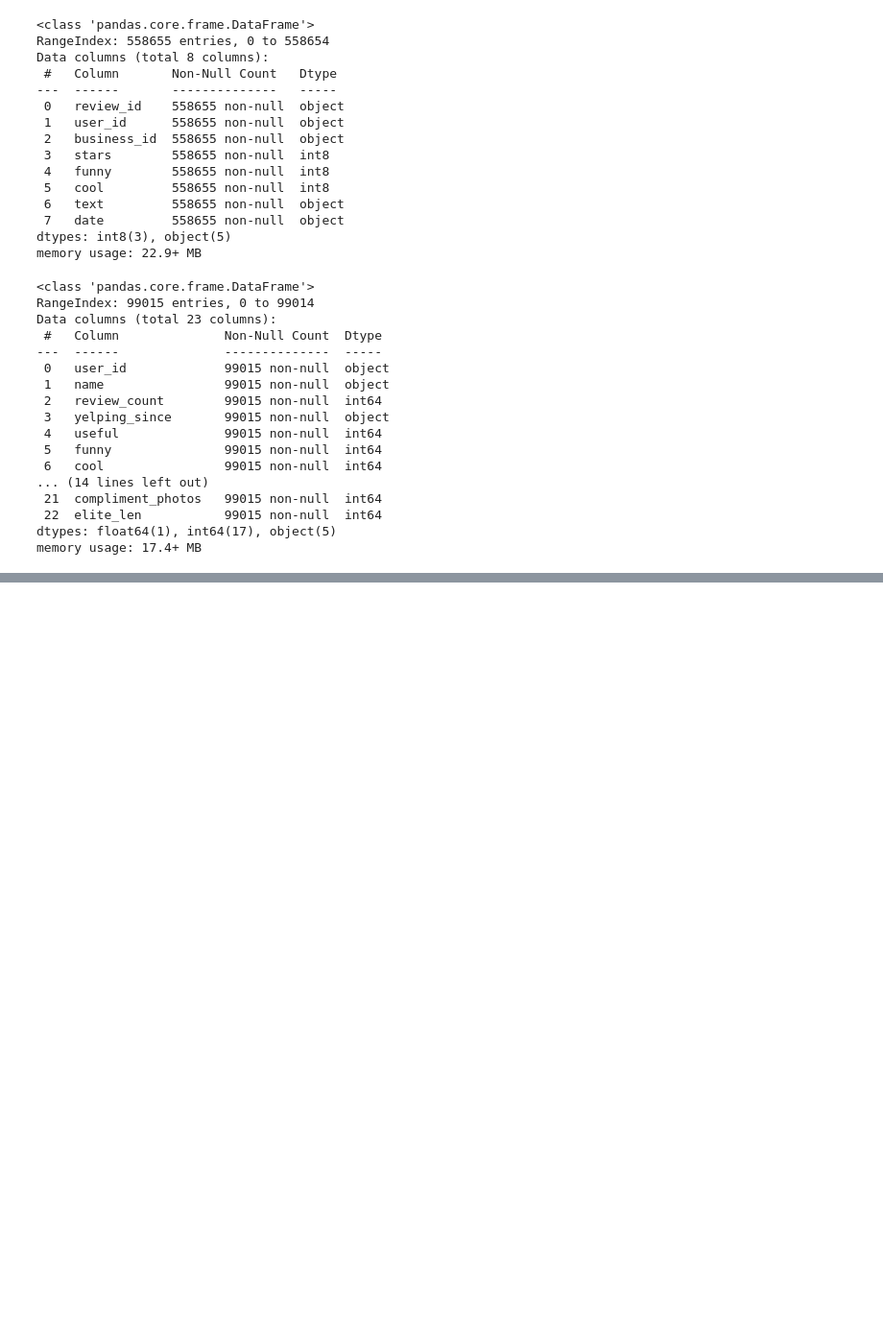
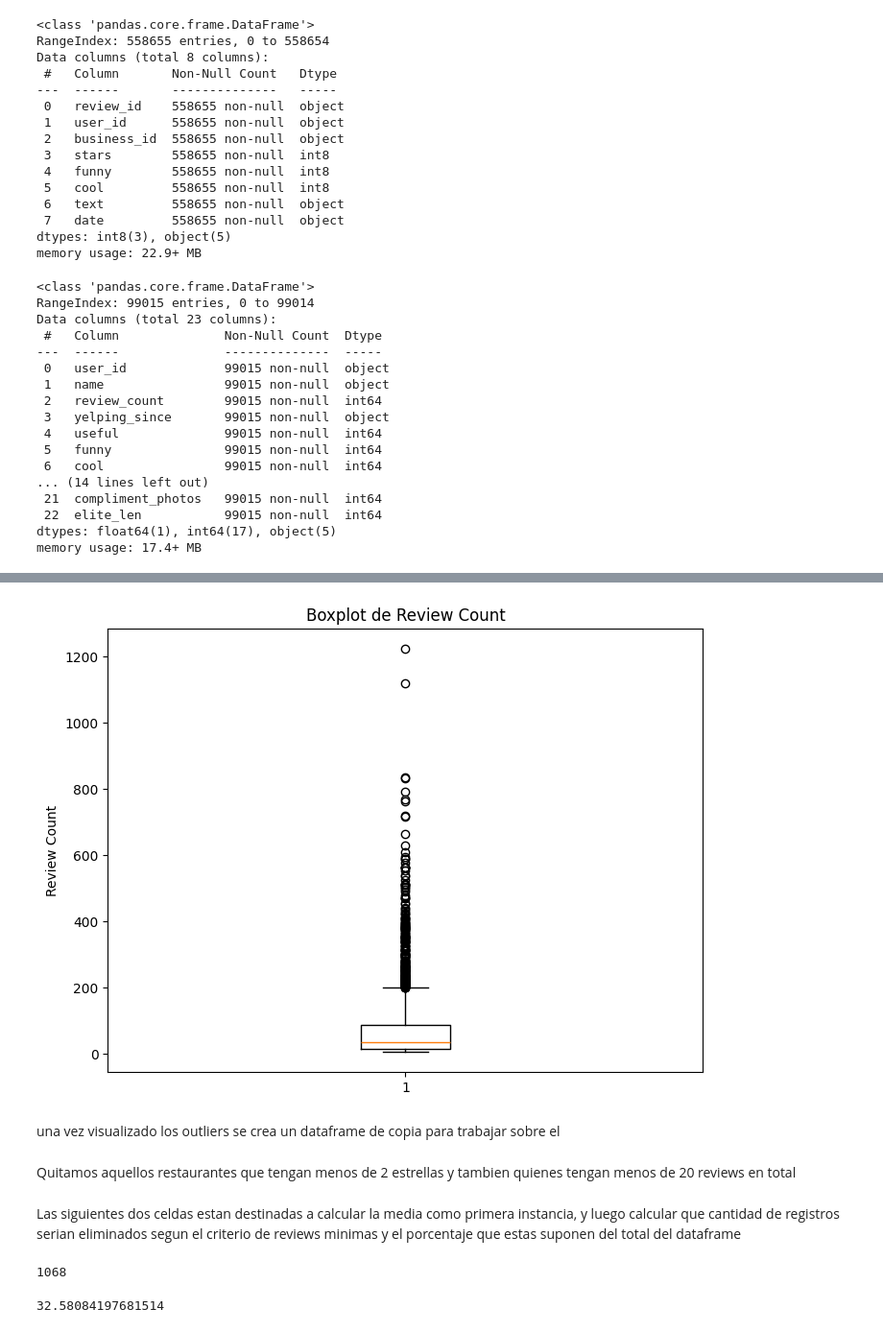
Before and after one commit to Aspirina180mg/PF_DATAPT07, a Jupyter notebook: EDA.ipynb, the cells around one changed output, grey strips where cells are left out. Shown: that part at 96% size. Drawn from its saved outputs; the diff is of its cells as text; code cells hidden in the pictures; blank space fills up the shorter version.

```diff
--- a/EDA.ipynb
+++ b/EDA.ipynb
@@ -154,0 +168,10 @@ memory usage: 17.4+ MB
+# %%
+plt.figure(figsize=(8, 6))
+plt.boxplot(df_yelp_checkin['review_count'])
+plt.title('Boxplot de Review Count')
+plt.ylabel('Review Count')
+plt.show()
+# %% [output]
+[figure, added]
+# %% [markdown]
+una vez visualizado los outliers se crea un dataframe de copia para trabajar sobre el
@@ -154,0 +180,2 @@ memory usage: 17.4+ MB
+# %% [markdown]
+Quitamos aquellos restaurantes que tengan menos de 2 estrellas y tambien quienes tengan menos de 20 reviews en total
@@ -154,0 +185,12 @@ memory usage: 17.4+ MB
+# %% [markdown]
+Las siguientes dos celdas estan destinadas a calcular la media como primera instancia, y luego calcular que cantidad de registros serian eliminados segun el criterio de reviews minimas y el porcentaje que estas suponen del total del dataframe
+# %%
+media= df_modificado_checkin['review_count'].mean() # 70.4
+media_checkin = (df_modificado_checkin['review_count'] < 20).sum()
+media_checkin
+# %% [output]
+1068
+# %%
+(1068 / 3278)* 100
+# %% [output]
+32.58084197681514
```
Also changed, not shown: parts of 56 cells of this notebook, 1 other file.
